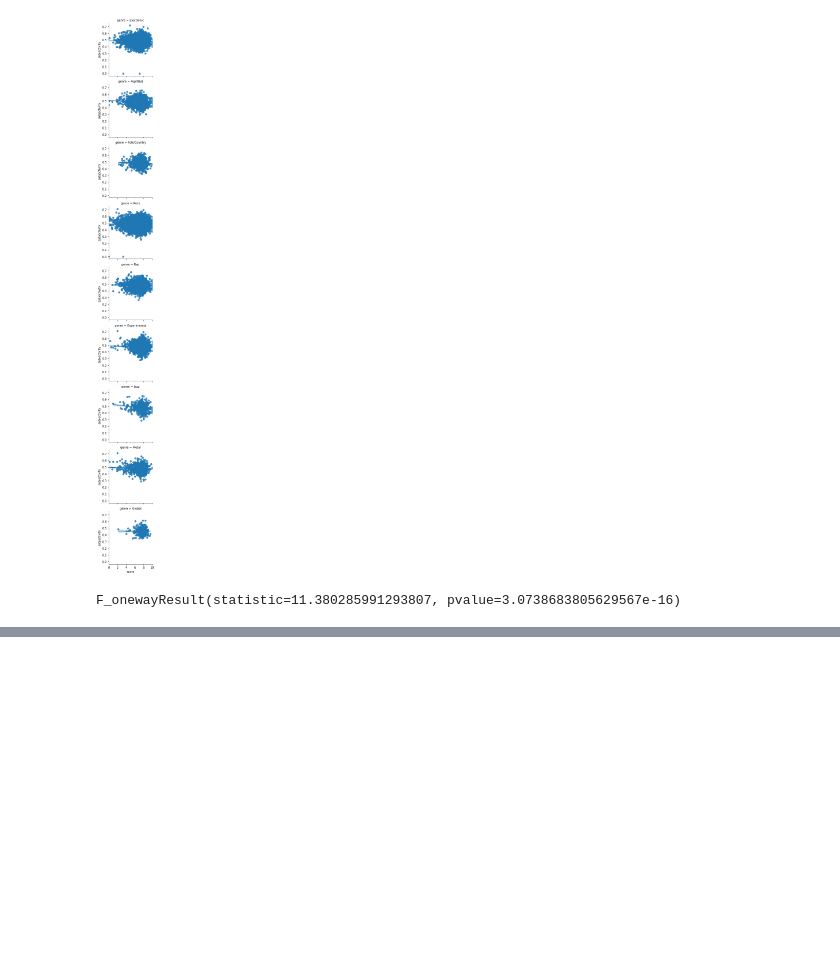
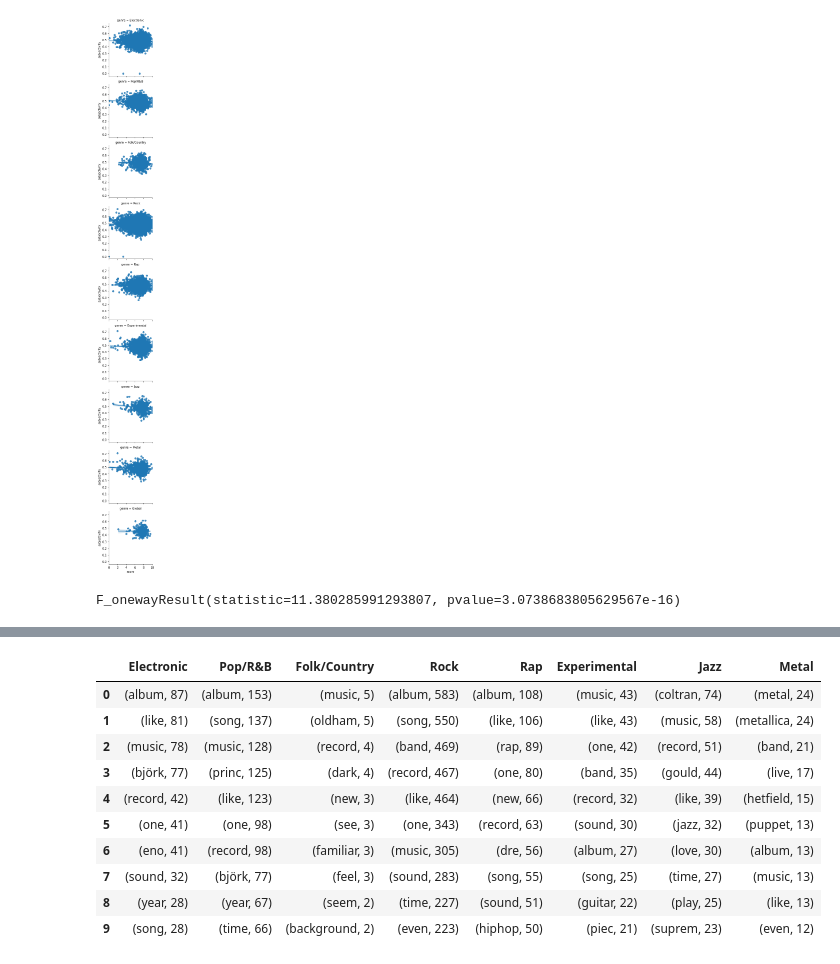
Before and after one commit to nickdevin/pitchfork, a Jupyter notebook: pitchfork.ipynb, the cells around one changed output, grey strips where cells are left out. Saved outputs shown, nothing was run; the diff lists cells and outputs as text; code cells hidden in the pictures; blank space fills up the shorter version.

```diff
--- a/pitchfork.ipynb
+++ b/pitchfork.ipynb
@@ -689,0 +908,9 @@ F_onewayResult(statistic=11.380285991293807, pvalue=3.0738683805629567e-16)
+# %%
+stemmer = PorterStemmer()
+perfect_score_words = {}
+for genre in unique_genres[:-1]:
+    long_review_string = ' '.join(genreview[(genreview['genre'] == genre) & (genreview['score'] == 10)]['review_text'].dropna().tolist())
+    stemmed_text = [stemmer.stem(word) for word in long_review_string.split()]
+    counter = collections.Counter(stemmed_text)
+    perfect_score_words[genre] = counter.most_common()[:10]
+    print(genre, counter.most_common()[0:10], '\n', '-'*50)
@@ -689,0 +934,15 @@ F_onewayResult(statistic=11.380285991293807, pvalue=3.0738683805629567e-16)
+# %%
+perfect_score_words_df = pd.DataFrame(perfect_score_words)
+perfect_score_words_df
+# %% [output]
+|  | Electronic | Pop/R&B | Folk/Country | Rock | Rap | Experimental | Jazz | Metal |
+| 0 | (album, 87) | (album, 153) | (music, 5) | (album, 583) | (album, 108) | (music, 43) | (coltran, 74) | (metal, 24) |
+| 1 | (like, 81) | (song, 137) | (oldham, 5) | (song, 550) | (like, 106) | (like, 43) | (music, 58) | (metallica, 24) |
+| 2 | (music, 78) | (music, 128) | (record, 4) | (band, 469) | (rap, 89) | (one, 42) | (record, 51) | (band, 21) |
+| 3 | (björk, 77) | (princ, 125) | (dark, 4) | (record, 467) | (one, 80) | (band, 35) | (gould, 44) | (live, 17) |
+| 4 | (record, 42) | (like, 123) | (new, 3) | (like, 464) | (new, 66) | (record, 32) | (like, 39) | (hetfield, 15) |
+| 5 | (one, 41) | (one, 98) | (see, 3) | (one, 343) | (record, 63) | (sound, 30) | (jazz, 32) | (puppet, 13) |
+| 6 | (eno, 41) | (record, 98) | (familiar, 3) | (music, 305) | (dre, 56) | (album, 27) | (love, 30) | (album, 13) |
+| 7 | (sound, 32) | (björk, 77) | (feel, 3) | (sound, 283) | (song, 55) | (song, 25) | (time, 27) | (music, 13) |
+| 8 | (year, 28) | (year, 67) | (seem, 2) | (time, 227) | (sound, 51) | (guitar, 22) | (play, 25) | (like, 13) |
+| 9 | (song, 28) | (time, 66) | (background, 2) | (even, 223) | (hiphop, 50) | (piec, 21) | (suprem, 23) | (even, 12) |
```
Also changed, not shown: parts of 42 cells of this notebook.
